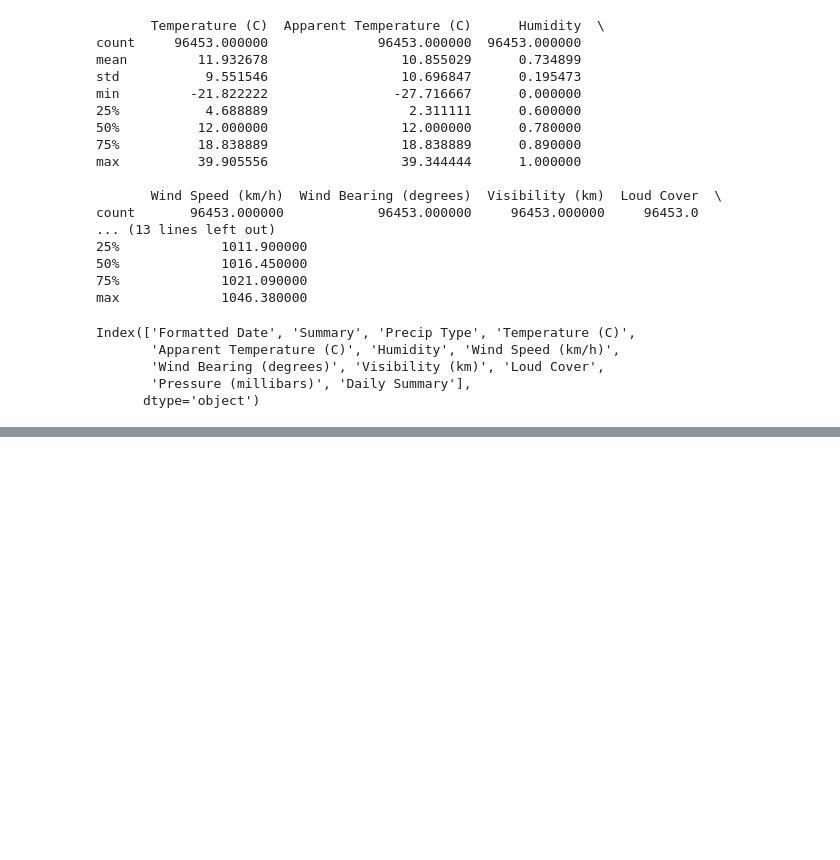
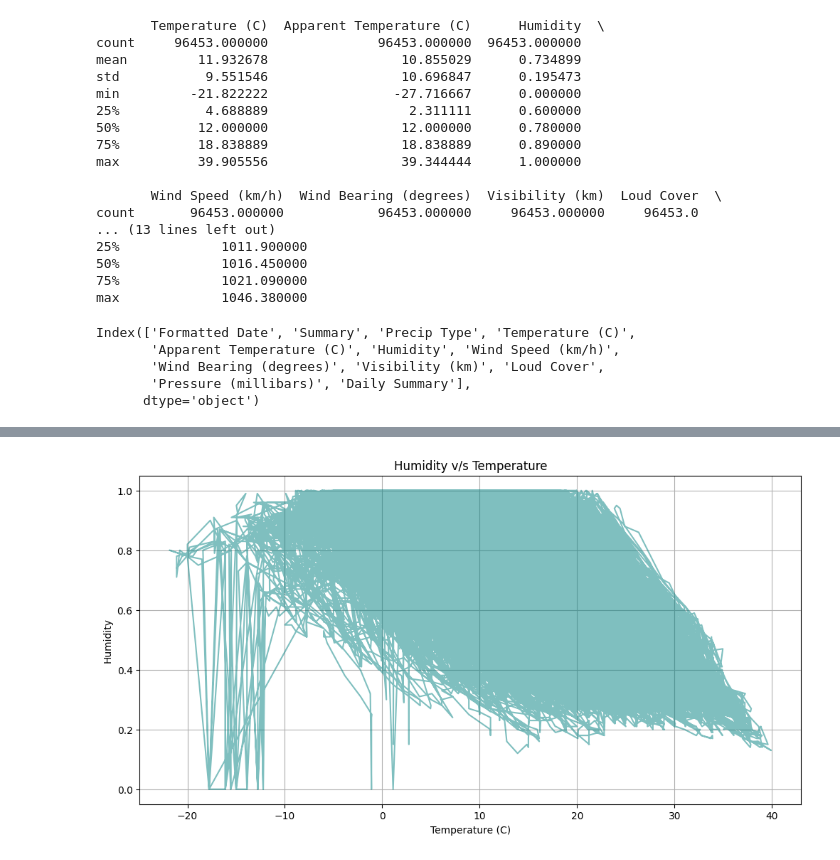
Before and after one commit to GOURAV-SAHA007/Weather-Visualization, a Jupyter notebook: notebook/01_exploration.ipynb, the cells around one changed output, grey strips where cells are left out. Saved outputs shown, nothing was run; the diff lists cells and outputs as text; code cells hidden in the pictures; blank space fills up the shorter version.

```diff
--- a/notebook/01_exploration.ipynb
+++ b/notebook/01_exploration.ipynb
@@ -156,0 +176,11 @@ plt.show()
+# %%
+fig = plt.figure(figsize=(12, 6))
+ax = plt.axes()
+ax.plot(df['Temperature (C)'], df['Humidity'], color='teal', alpha=0.5)
+plt.title("Humidity v/s Temperature")
+plt.xlabel("Temperature (C)")
+plt.ylabel("Humidity")
+plt.grid(True)
+plt.show()
+# %% [output]
+[figure, added]
```
Also changed, not shown: parts of 16 cells of this notebook.
